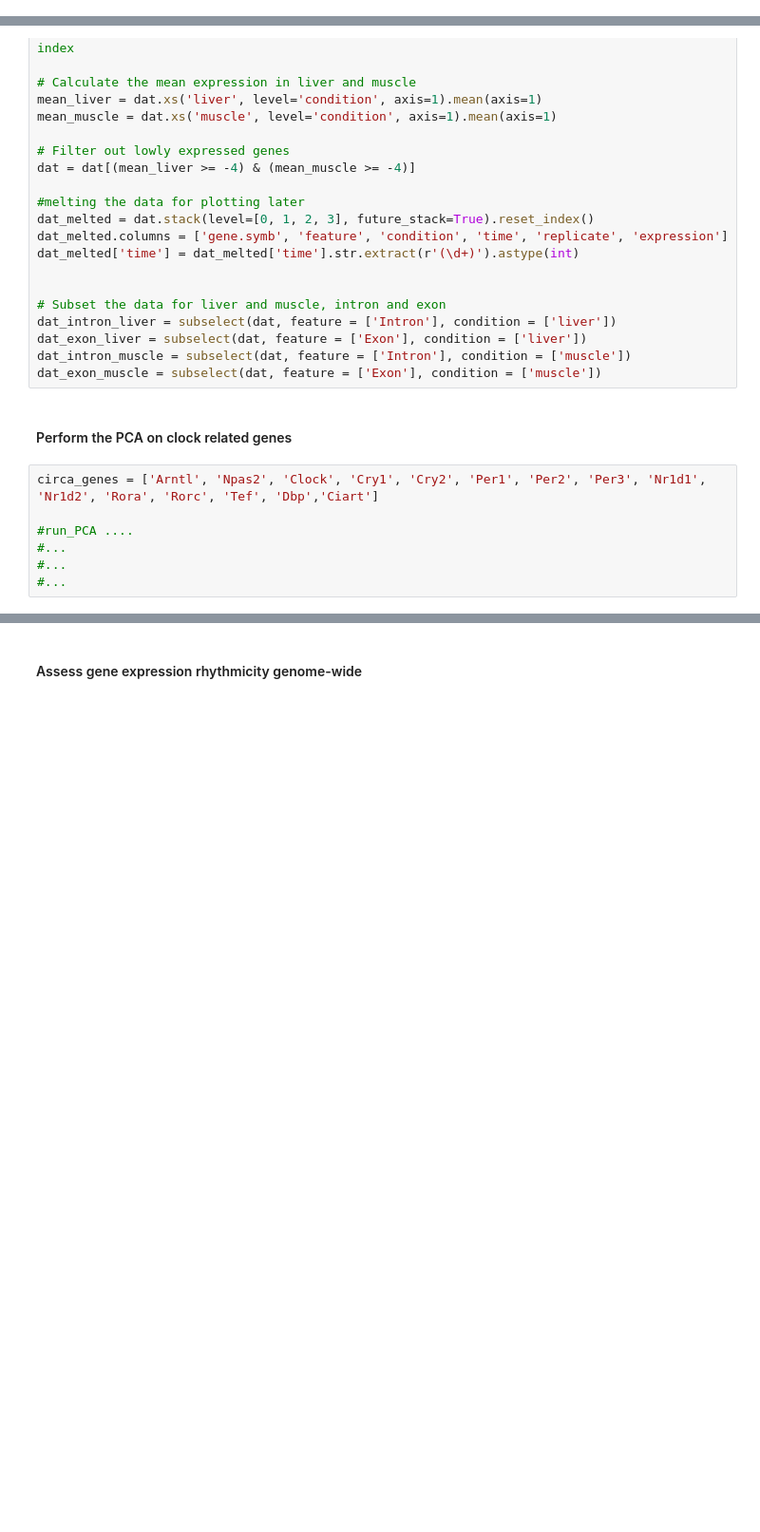
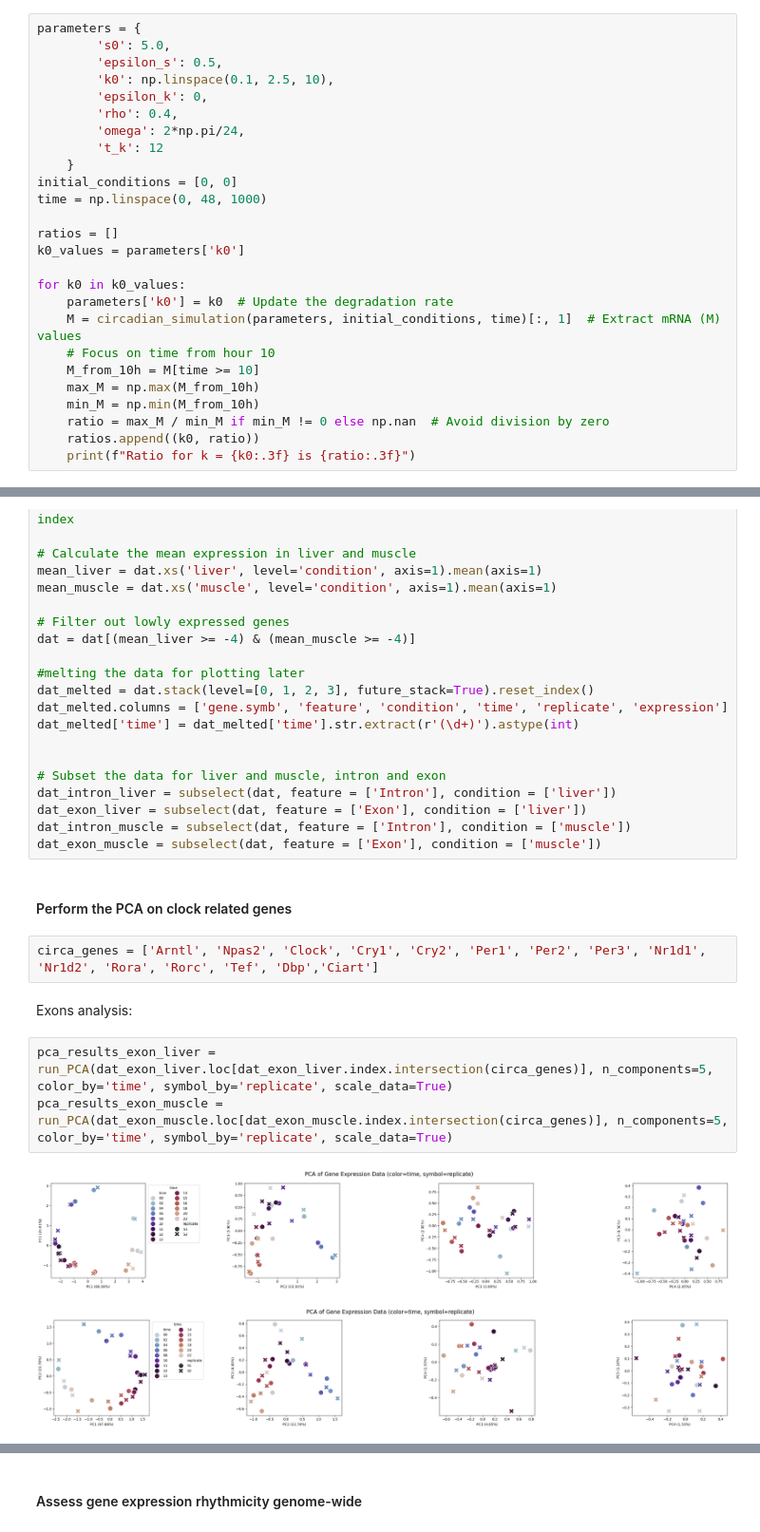
Before and after one commit to PierreLts/Genomics-to-Function, a Jupyter notebook: Exercise_Week11_12_B_Exercises.ipynb, the cells around one changed output, grey strips where cells are left out. Shown at 95% size. Drawn from its saved outputs; the diff is of its cells as text; blank space fills up the shorter version.

```diff
--- a/Exercise_Week11_12_B_Exercises.ipynb
+++ b/Exercise_Week11_12_B_Exercises.ipynb
@@ -166,0 +181,26 @@ interactive(children=(FloatSlider(value=5.0, description='s0', max=10.0, min=1.0
+# %%
+parameters = {
+        's0': 5.0,
+        'epsilon_s': 0.5,
+        'k0': np.linspace(0.1, 2.5, 10),
+        'epsilon_k': 0,
+        'rho': 0.4,
+        'omega': 2*np.pi/24,
+        't_k': 12
+    }
+initial_conditions = [0, 0]
+time = np.linspace(0, 48, 1000)
+
+ratios = []
+k0_values = parameters['k0']
+
+for k0 in k0_values:
+    parameters['k0'] = k0  # Update the degradation rate
+    M = circadian_simulation(parameters, initial_conditions, time)[:, 1]  # Extract mRNA (M) values
+    # Focus on time from hour 10
+    M_from_10h = M[time >= 10]
+    max_M = np.max(M_from_10h)
+    min_M = np.min(M_from_10h)
+    ratio = max_M / min_M if min_M != 0 else np.nan  # Avoid division by zero
+    ratios.append((k0, ratio))
+    print(f"Ratio for k = {k0:.3f} is {ratio:.3f}")
@@ -438,8 +491,11 @@ dat_exon_muscle = subselect(dat, feature = ['Exon'], condition = ['muscle'])
 #### Perform the PCA on clock related genes
 # %%
 circa_genes = ['Arntl', 'Npas2', 'Clock', 'Cry1', 'Cry2', 'Per1', 'Per2', 'Per3', 'Nr1d1', 'Nr1d2', 'Rora', 'Rorc', 'Tef', 'Dbp','Ciart']
-
-#run_PCA ....
-#...
-#...
-#...
+# %% [markdown]
+Exons analysis:
+# %%
+pca_results_exon_liver = run_PCA(dat_exon_liver.loc[dat_exon_liver.index.intersection(circa_genes)], n_components=5, color_by='time', symbol_by='replicate', scale_data=True)
+pca_results_exon_muscle = run_PCA(dat_exon_muscle.loc[dat_exon_muscle.index.intersection(circa_genes)], n_components=5, color_by='time', symbol_by='replicate', scale_data=True)
+# %% [output]
+[figure, added]
+[figure, added]
```
Also changed, not shown: parts of 15 cells of this notebook.
